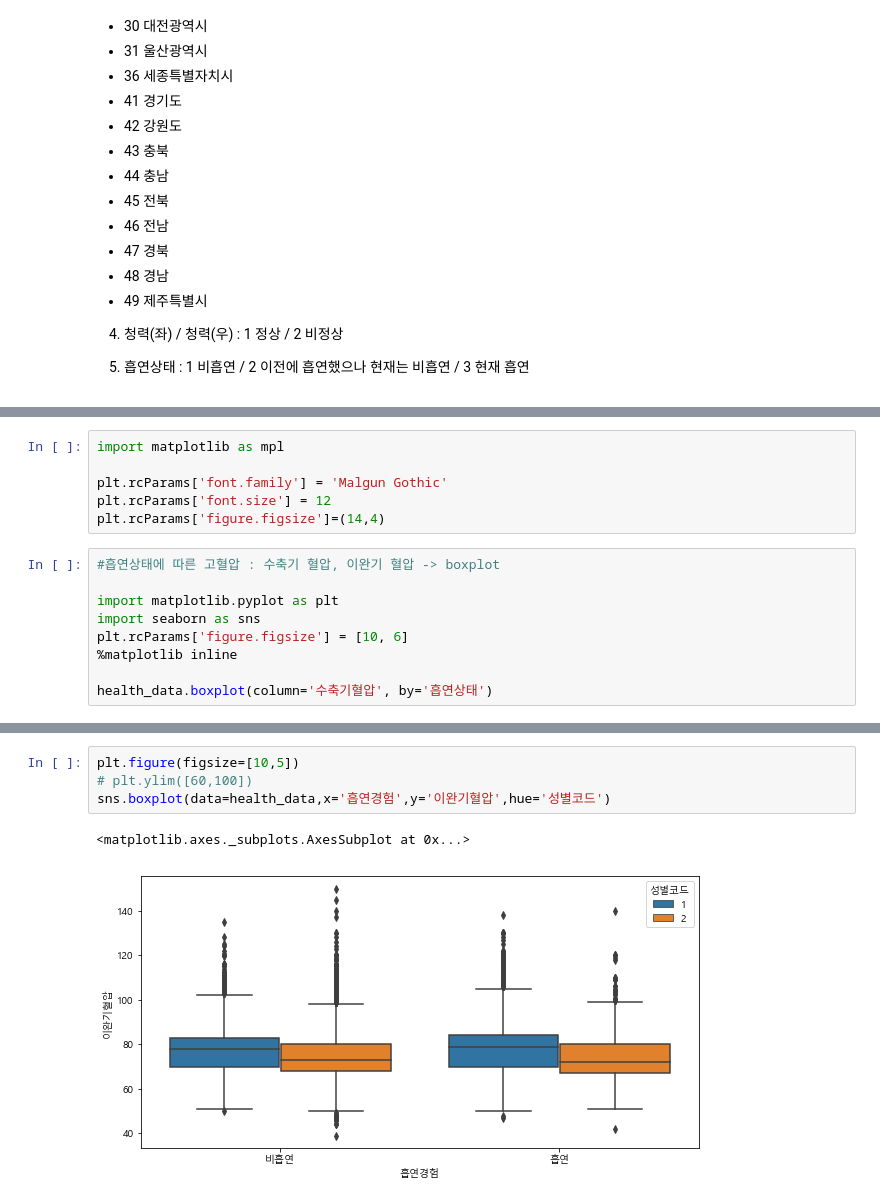
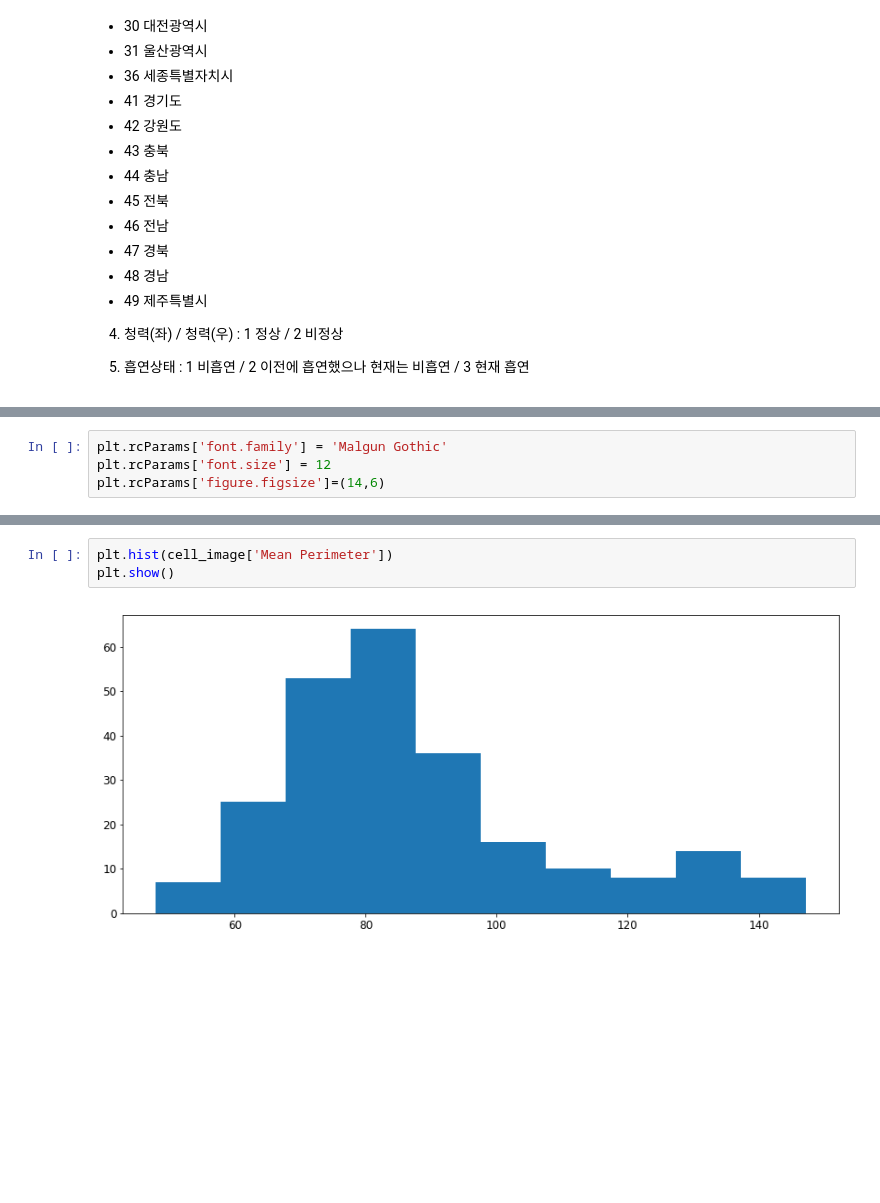
Before and after one commit to juseonjeong/pythonStudy_seon, a Jupyter notebook: py_study/Healthcare.ipynb, the cells around one changed output, grey strips where cells are left out. Saved outputs shown, nothing was run; the diff lists cells and outputs as text; blank space fills up the shorter version.

```diff
--- a/py_study/Healthcare.ipynb
+++ b/py_study/Healthcare.ipynb
@@ -132,15 +118,4 @@ dtype: int64
 # %%
-import matplotlib as mpl
-
 plt.rcParams['font.family'] = 'Malgun Gothic'
 plt.rcParams['font.size'] = 12
-plt.rcParams['figure.figsize']=(14,4)
+plt.rcParams['figure.figsize']=(14,6)
-# %%
-#흡연상태에 따른 고혈압 : 수축기 혈압, 이완기 혈압 -> boxplot
-
-import matplotlib.pyplot as plt
-import seaborn as sns
-plt.rcParams['figure.figsize'] = [10, 6]
-%matplotlib inline
-
-health_data.boxplot(column='수축기혈압', by='흡연상태')
@@ -200,7 +122,5 @@ Index(['기준년도', '가입자일련번호', '성별코드', '연령대코드
-# %%
-plt.figure(figsize=[10,5])
-# plt.ylim([60,100])
-sns.boxplot(data=health_data,x='흡연경험',y='이완기혈압',hue='성별코드')
-# %% [output]
-<matplotlib.axes._subplots.AxesSubplot at 0x...>
-[figure, removed]
+# %%
+plt.hist(cell_image['Mean Perimeter'])
+plt.show()
+# %% [output]
+[figure, added]
```
Also changed, not shown: parts of 21 cells of this notebook.
